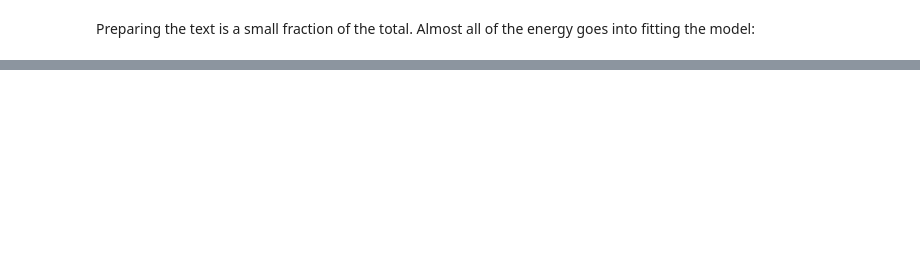
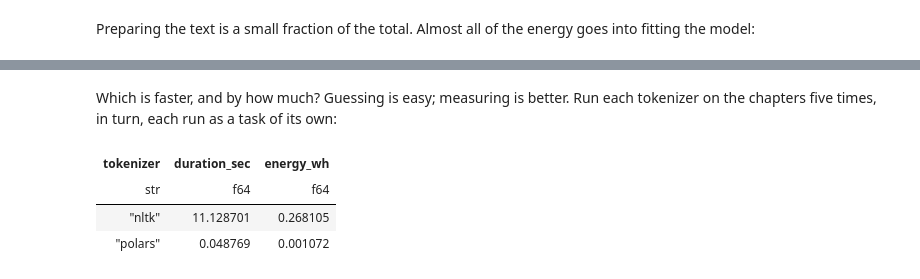
Before and after one commit to seankellyhp/eco-measure-amsterdam, a Jupyter notebook: notebooks/getting-started.ipynb, the cells around one changed output, grey strips where cells are left out. Drawn from its saved outputs; the diff is of its cells as text; code cells hidden in the pictures; blank space fills up the shorter version.

Commit message:
nltk tokenizer

```diff
--- a/notebooks/getting-started.ipynb
+++ b/notebooks/getting-started.ipynb
@@ -409,0 +489,52 @@ ggplot(lda_plot, aes("label", "energy_wh")) + geom_col() + coord_flip() + labs(
+# %%
+def unnest_tokens_fast(data, column):
+    """Split text into words, one row each, like tidytext's unnest_tokens().
+
+    The text is lower-cased, and a word is a run of letters and digits,
+    with an apostrophe inside it kept ("don't").
+    """
+    return (
+        data
+        .with_columns(
+            pl.col(column)
+            .str.to_lowercase()
+            .str.extract_all(r"[\p{L}\p{N}]+(?:'[\p{L}]+)*").alias("word")
+        )
+        .drop(column)
+        .explode("word")
+        .drop_nulls("word")
+    )
+# %% [markdown]
+Which is faster, and by how much? Guessing is easy; measuring is better. Run
+each tokenizer on the chapters five times, in turn, each run as a task of its
+own:
+# %%
+tokenizers = {"nltk": unnest_tokens, "polars": unnest_tokens_fast}
+times = 5
+
+tracker = OfflineEmissionsTracker(project_name="tokenizer benchmark", **tracker_args)
+
+rows = []
+try:
+    for i in range(1, times + 1):
+        for name, tokenize in tokenizers.items():
+            tracker.start_task(f"{name}_{i}")
+            tokenize(chapters, "text")
+            task = tracker.stop_task()
+            rows.append({"tokenizer": name, "iter": i, **vars(task)})
+finally:
+    tracker.stop()
+
+tokenizer_bench = pl.DataFrame(rows).with_columns(
+    energy_wh=pl.col("energy_consumed") * 1000
+)
+
+tokenizer_bench.group_by("tokenizer", maintain_order=True).agg(
+    duration_sec=pl.col("duration").median(),
+    energy_wh=pl.col("energy_wh").median(),
+)
+# %% [output]
+| tokenizer | duration_sec | energy_wh |
+| str | f64 | f64 |
+| "nltk" | 11.128701 | 0.268105 |
+| "polars" | 0.048769 | 0.001072 |
```
Also changed, not shown: parts of 17 cells of this notebook, 5 other files.
